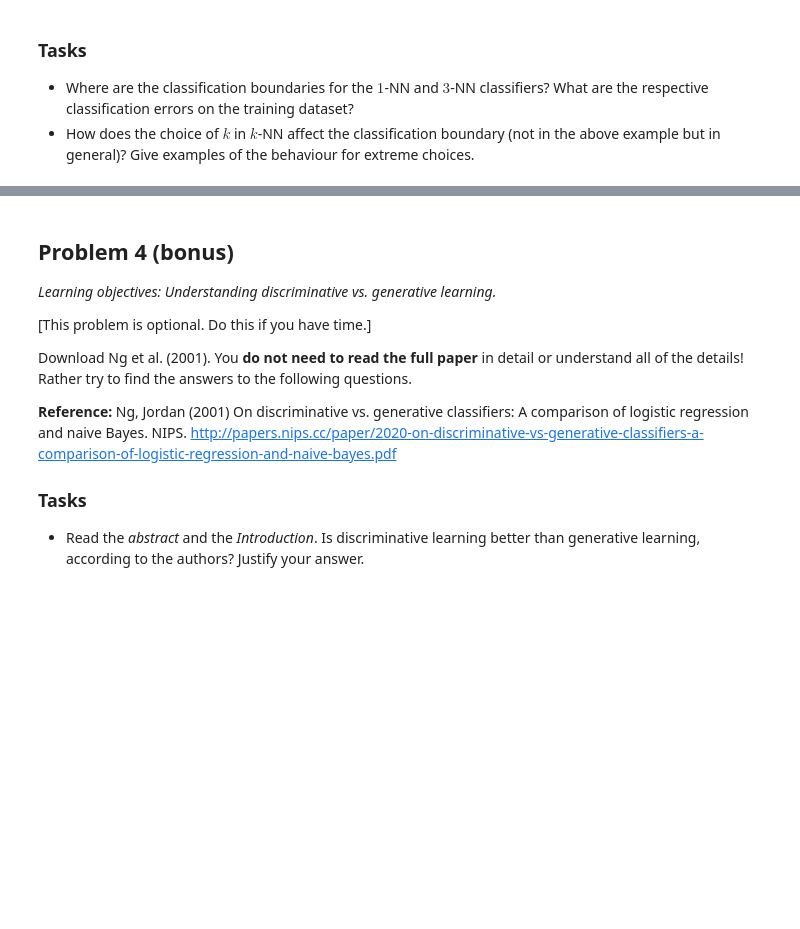
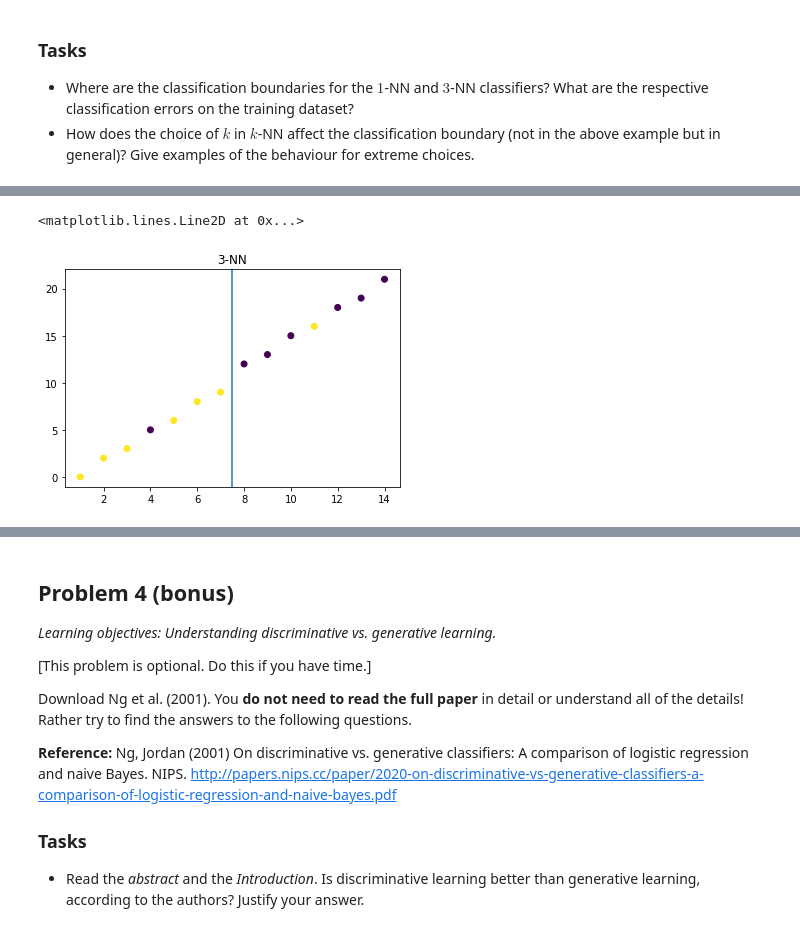
Before and after one commit to MatiasJJ/ATML, a Jupyter notebook: Ex5/Ex5_Matias_Jakub_Madeleine.ipynb, the cells around one changed output, grey strips where cells are left out. Saved outputs shown, nothing was run; the diff lists cells and outputs as text; code cells hidden in the pictures; blank space fills up the shorter version.

```diff
--- a/Ex5/Ex5_Matias_Jakub_Madeleine.ipynb
+++ b/Ex5/Ex5_Matias_Jakub_Madeleine.ipynb
@@ -79,0 +287,8 @@ $$
+# %%
+plt.scatter(x=ind,y=x,c=c)
+plt.title('3-NN')
+
+plt.axvline(x=7.5)
+# %% [output]
+<matplotlib.lines.Line2D at 0x...>
+[figure, added]
```
Also changed, not shown: parts of 16 cells of this notebook.
